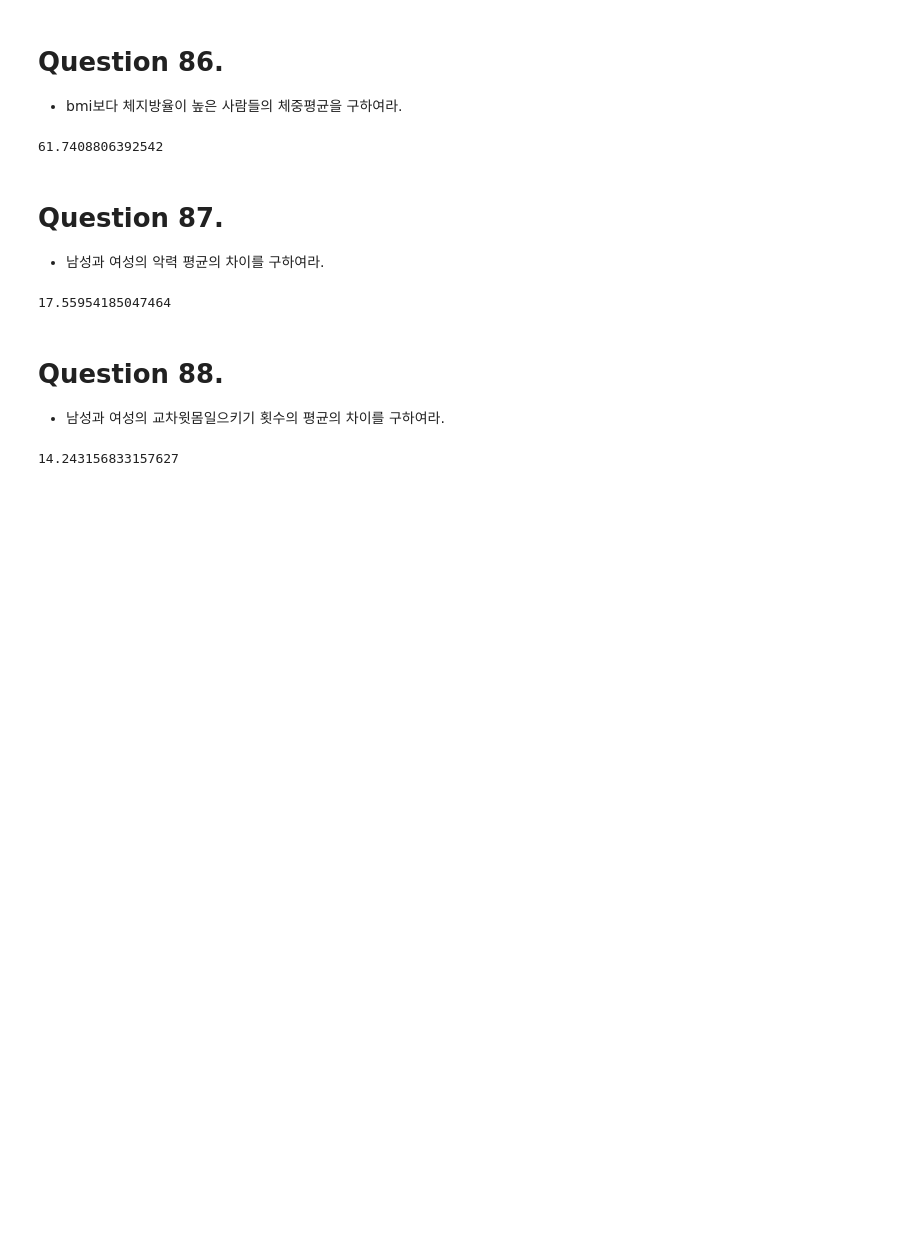
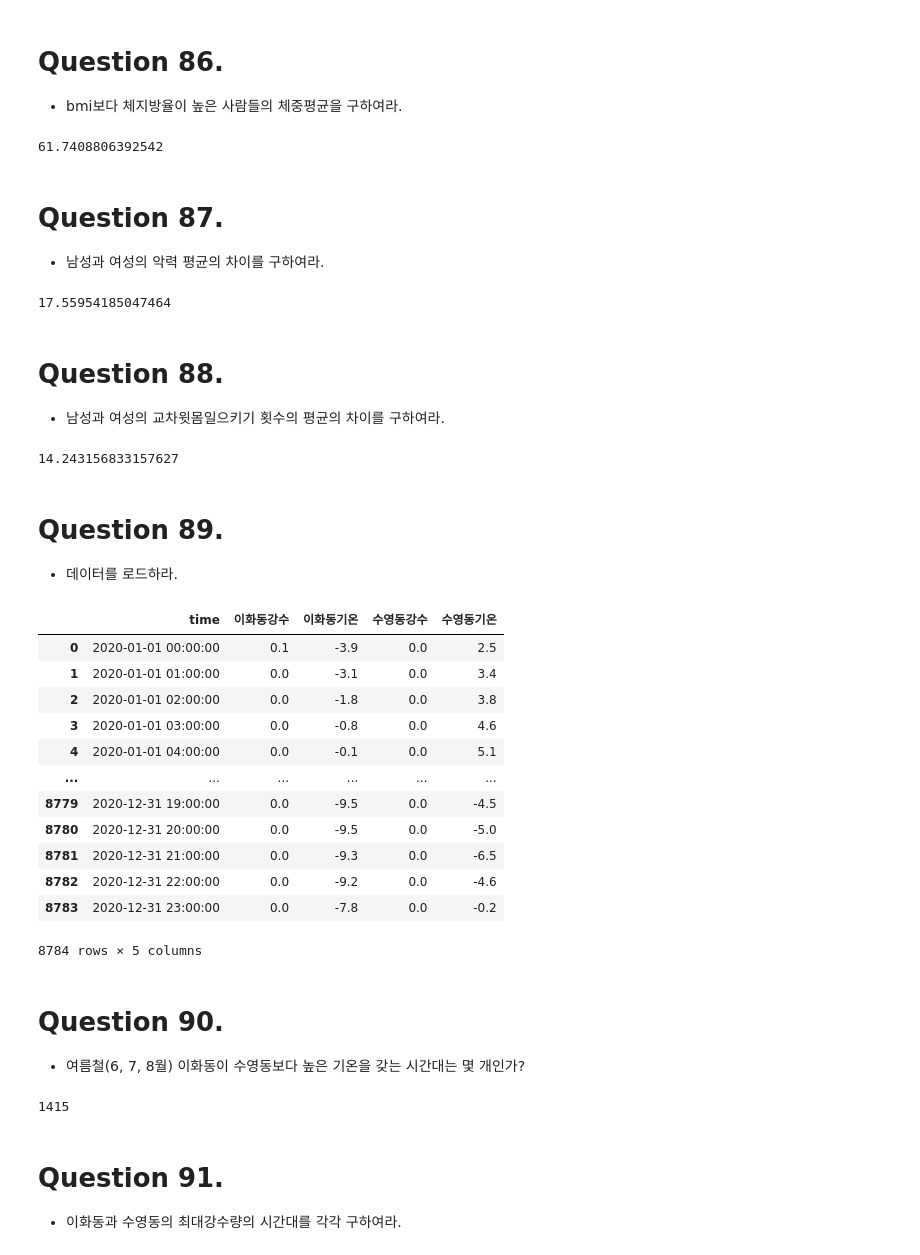
Before and after one commit to LWH4Data/Certifications, a Jupyter notebook: 빅분기/01_작업 1유형/sol.ipynb, the cells around one changed output. Drawn from its saved outputs; the diff is of its cells as text; code cells hidden in the pictures; blank space fills up the shorter version.

```diff
--- a/빅분기/01_작업 1유형/sol.ipynb
+++ b/빅분기/01_작업 1유형/sol.ipynb
@@ -2003,3 +2003,48 @@ Ans = df.loc[df['측정회원성별'] == 'M']['교차윗몸일으키기:회'].me
 print(Ans)
 # %% [output]
 14.243156833157627
+# %% [markdown]
+# Question 89.
+- 데이터를 로드하라.
+# %%
+data = 'https://raw.githubusercontent.com/Datamanim/datarepo/main/weather/weather2.csv'
+df = pd.read_csv(data)
+
+df
+# %% [output]
+|  | time | 이화동강수 | 이화동기온 | 수영동강수 | 수영동기온 |
+| 0 | 2020-01-01 00:00:00 | 0.1 | -3.9 | 0.0 | 2.5 |
+| 1 | 2020-01-01 01:00:00 | 0.0 | -3.1 | 0.0 | 3.4 |
+| 2 | 2020-01-01 02:00:00 | 0.0 | -1.8 | 0.0 | 3.8 |
+| 3 | 2020-01-01 03:00:00 | 0.0 | -0.8 | 0.0 | 4.6 |
+| 4 | 2020-01-01 04:00:00 | 0.0 | -0.1 | 0.0 | 5.1 |
+| ... | ... | ... | ... | ... | ... |
+| 8779 | 2020-12-31 19:00:00 | 0.0 | -9.5 | 0.0 | -4.5 |
+| 8780 | 2020-12-31 20:00:00 | 0.0 | -9.5 | 0.0 | -5.0 |
+| 8781 | 2020-12-31 21:00:00 | 0.0 | -9.3 | 0.0 | -6.5 |
+| 8782 | 2020-12-31 22:00:00 | 0.0 | -9.2 | 0.0 | -4.6 |
+| 8783 | 2020-12-31 23:00:00 | 0.0 | -7.8 | 0.0 | -0.2 |
+8784 rows × 5 columns
+# %% [markdown]
+# Question 90.
+- 여름철(6, 7, 8월) 이화동이 수영동보다 높은 기온을 갖는 시간대는 몇 개인가?
+# %%
+# 1. time 컬럼의 타입을 확인
+# print(df['time'].dtype)
+
+# 2. time 컬럼의 형변환
+df['time'] = pd.to_datetime(df['time'])
+# print(df['time'].dtype)
+
+# 3. 여름철 + 이화동이 수영동보다 높은 기온을 갖는 데이터를 필터링.
+target = df.loc[(df['time'].dt.strftime('%m').isin(['06', '07', '08'])) & (df['이화동기온'] > df['수영동기온'])]
+# display(target)
+
+# 4. target 데이터의 행의 수가 정답.
+Ans = len(target)
+print(Ans)
+# %% [output]
+1415
+# %% [markdown]
+# Question 91.
+- 이화동과 수영동의 최대강수량의 시간대를 각각 구하여라.
```
Also changed, not shown: parts of 42 cells of this notebook.
